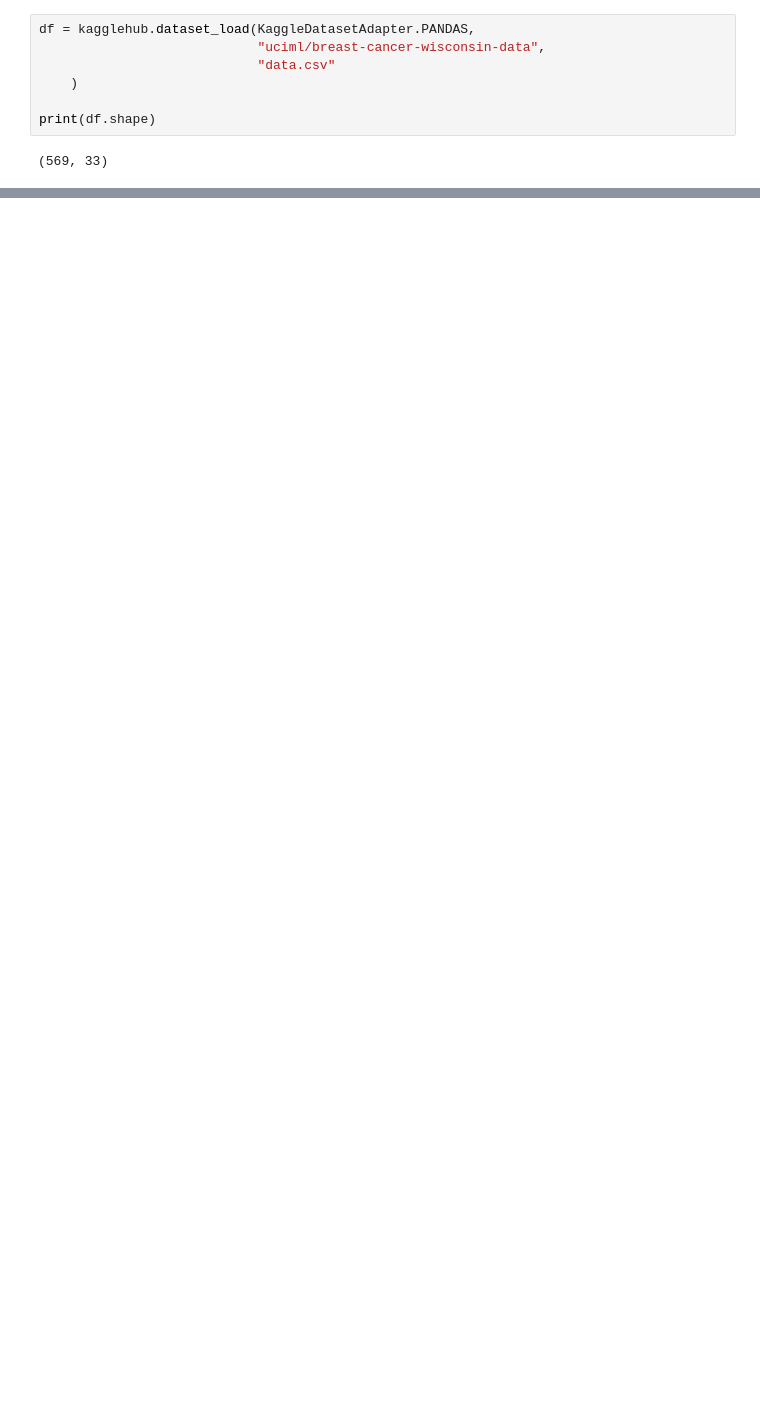
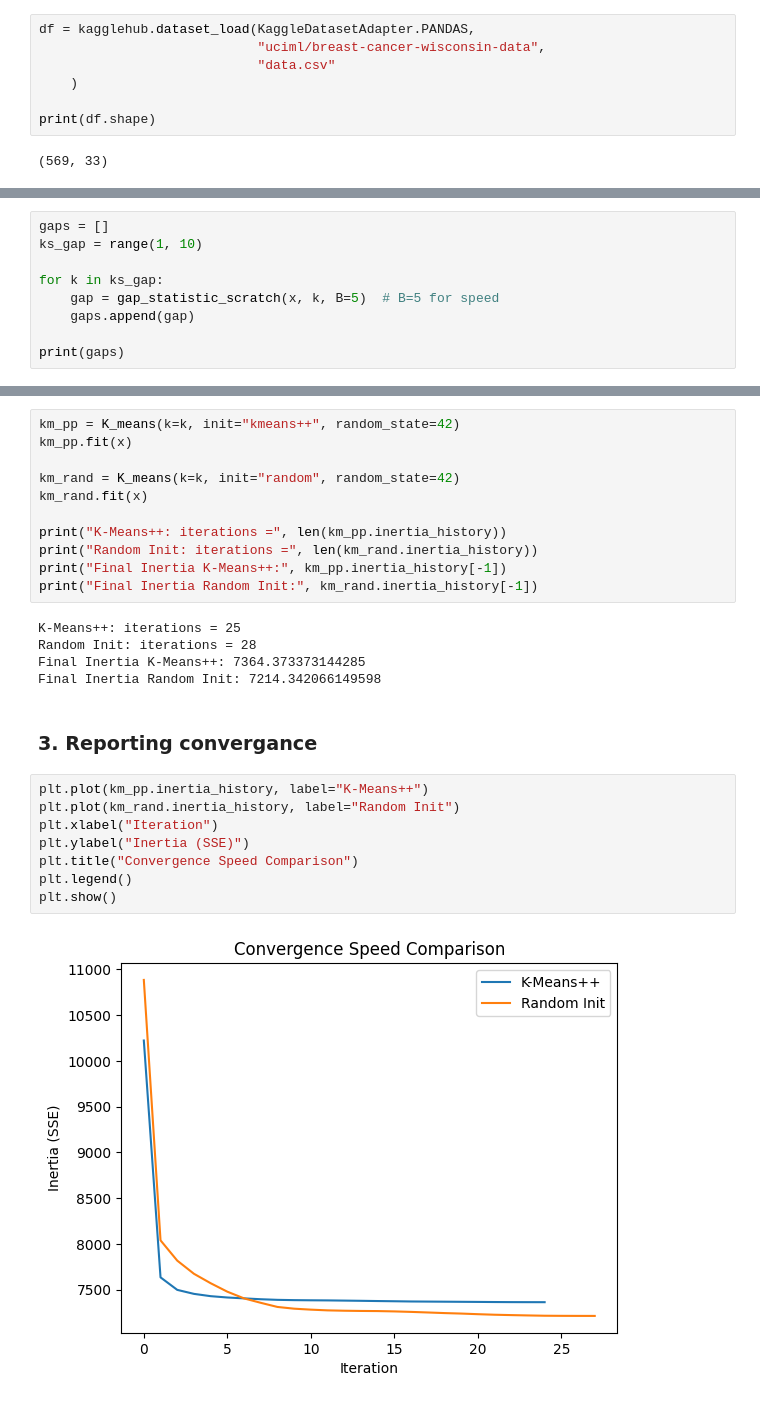
Before and after one commit to lujaine25/PCA-Autoencoder-KMeans-GMM, a Jupyter notebook: clustering.ipynb, the cells around one changed output, grey strips where cells are left out. Cells and saved outputs as stored; diff of their text form; blank space fills up the shorter version.

```diff
--- a/clustering.ipynb
+++ b/clustering.ipynb
@@ -122,0 +224,9 @@ KMeans++ inertia: [np.float64(16420.447280984325)]
+# %%
+gaps = []
+ks_gap = range(1, 10)
+
+for k in ks_gap:
+    gap = gap_statistic_scratch(x, k, B=5)  # B=5 for speed
+    gaps.append(gap)
+
+print(gaps)
@@ -122,0 +247,28 @@ KMeans++ inertia: [np.float64(16420.447280984325)]
+# %%
+km_pp = K_means(k=k, init="kmeans++", random_state=42)
+km_pp.fit(x)
+
+km_rand = K_means(k=k, init="random", random_state=42)
+km_rand.fit(x)
+
+print("K-Means++: iterations =", len(km_pp.inertia_history))
+print("Random Init: iterations =", len(km_rand.inertia_history))
+print("Final Inertia K-Means++:", km_pp.inertia_history[-1])
+print("Final Inertia Random Init:", km_rand.inertia_history[-1])
+# %% [output]
+K-Means++: iterations = 25
+Random Init: iterations = 28
+Final Inertia K-Means++: 7364.373373144285
+Final Inertia Random Init: 7214.342066149598
+# %% [markdown]
+### 3. Reporting convergance
+# %%
+plt.plot(km_pp.inertia_history, label="K-Means++")
+plt.plot(km_rand.inertia_history, label="Random Init")
+plt.xlabel("Iteration")
+plt.ylabel("Inertia (SSE)")
+plt.title("Convergence Speed Comparison")
+plt.legend()
+plt.show()
+# %% [output]
+[figure, added]
```
Also changed, not shown: parts of 15 cells of this notebook.
